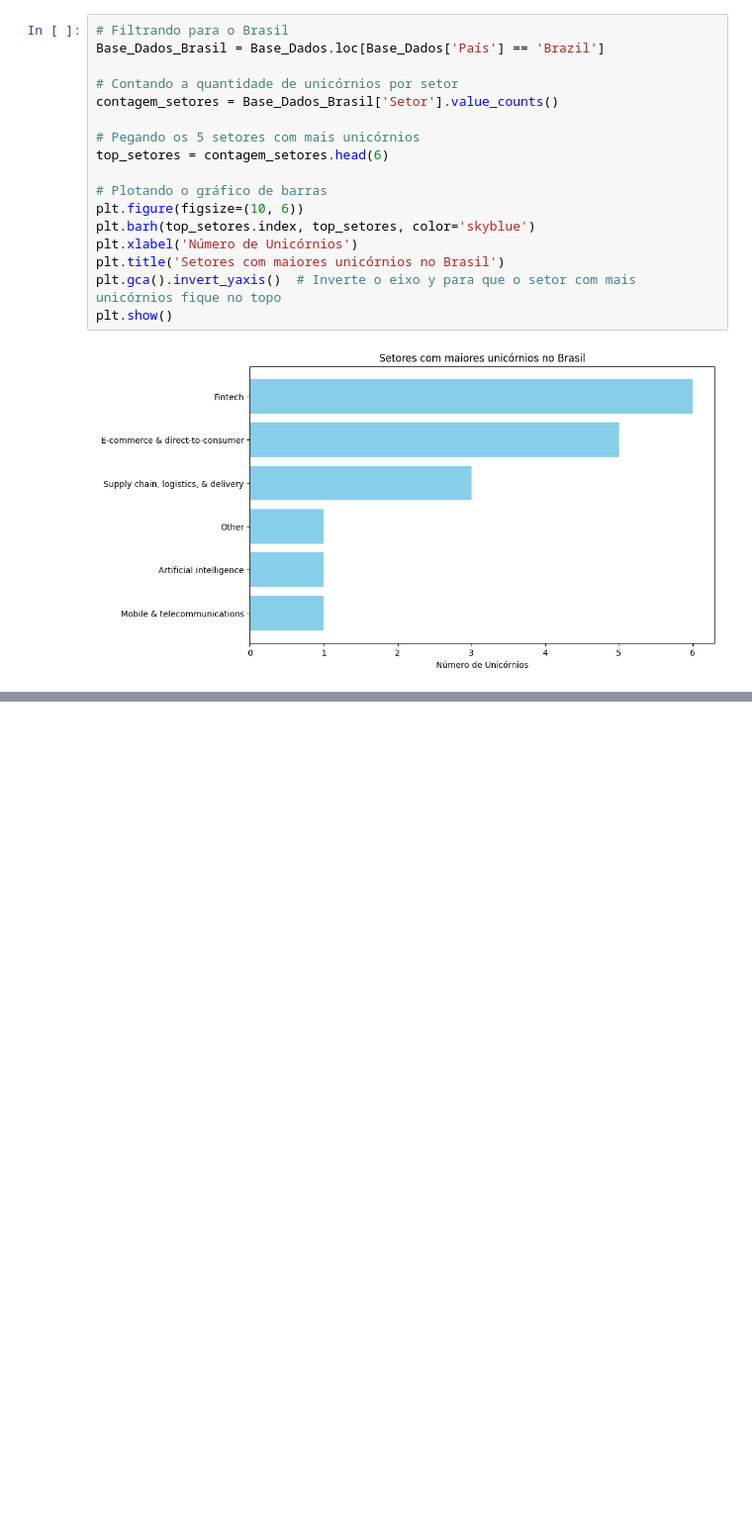
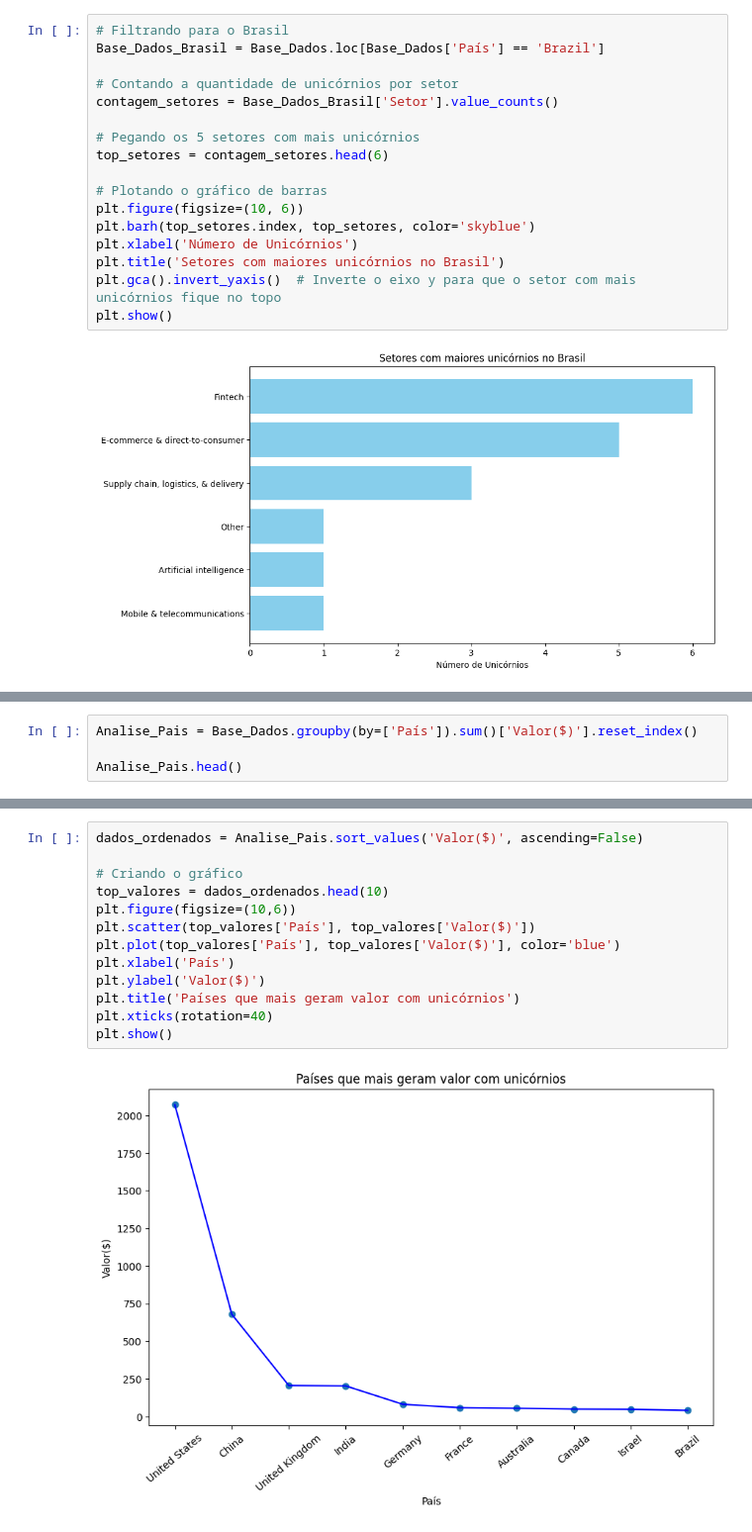
Before and after one commit to LuisLessi/Unicorn-Startups, a Jupyter notebook: Projeto Unicornios.ipynb, the cells around one changed output, grey strips where cells are left out. Shown: that part at 99% size. Drawn from its saved outputs; the diff is of its cells as text; blank space fills up the shorter version.

Commit message:
Gráficos de análise finalizado

```diff
--- a/Projeto Unicornios.ipynb
+++ b/Projeto Unicornios.ipynb
@@ -246,0 +247,4 @@ Base_Dados.head()
+# %%
+Analise_Pais = Base_Dados.groupby(by=['País']).sum()['Valor($)'].reset_index()
+
+Analise_Pais.head()
@@ -246,0 +258,15 @@ Base_Dados.head()
+# %%
+dados_ordenados = Analise_Pais.sort_values('Valor($)', ascending=False)
+
+# Criando o gráfico
+top_valores = dados_ordenados.head(10)
+plt.figure(figsize=(10,6))
+plt.scatter(top_valores['País'], top_valores['Valor($)'])
+plt.plot(top_valores['País'], top_valores['Valor($)'], color='blue')
+plt.xlabel('País')
+plt.ylabel('Valor($)')
+plt.title('Países que mais geram valor com unicórnios')
+plt.xticks(rotation=40)
+plt.show()
+# %% [output]
+[figure, added]
```
Also changed, not shown: parts of 2 cells of this notebook.
